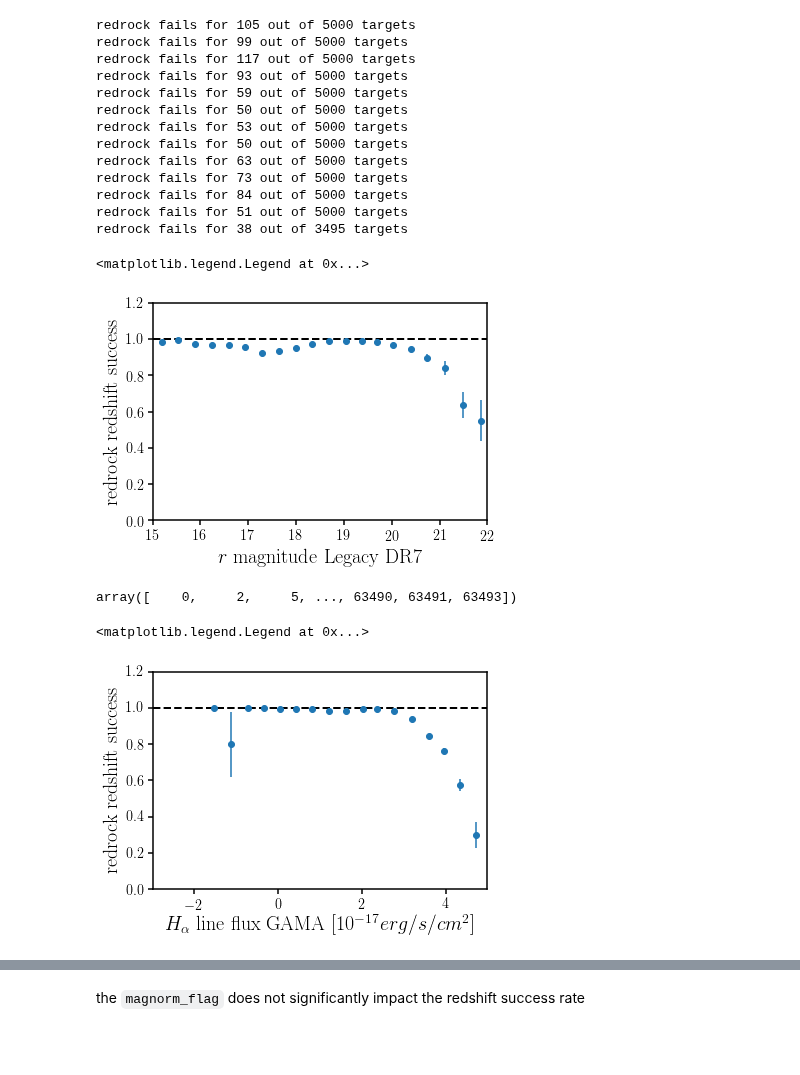
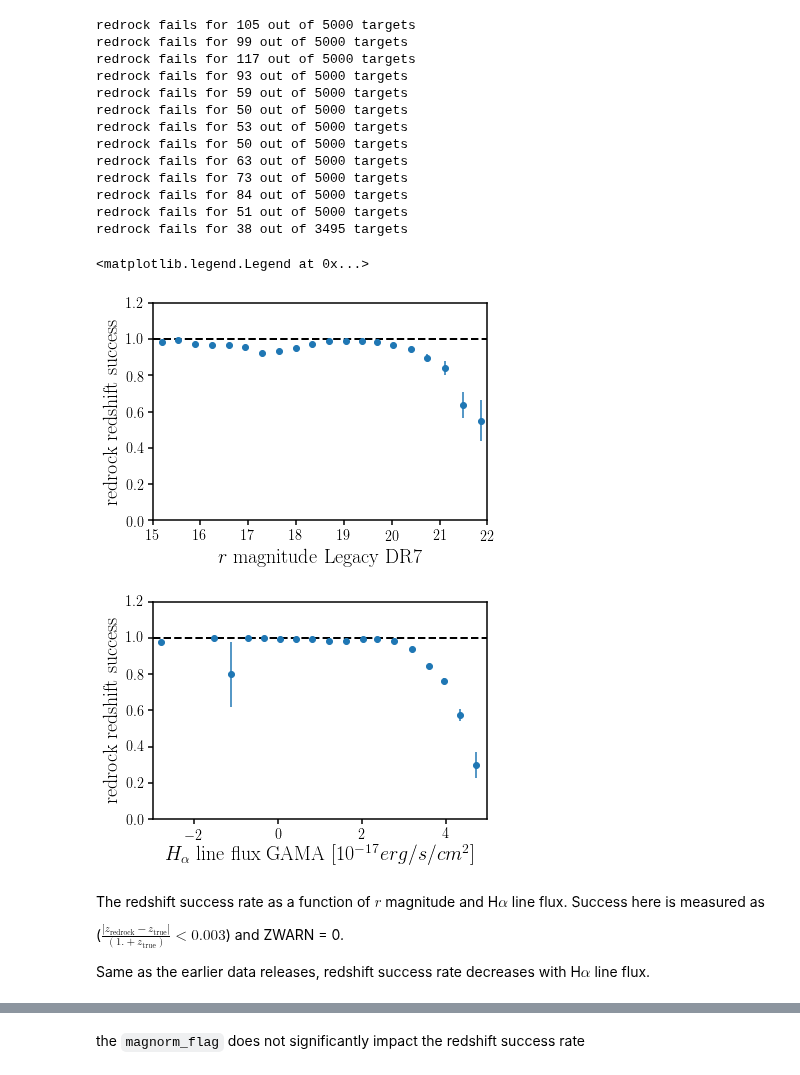
Before and after one commit to desi-bgs/feasiBGS, a Jupyter notebook: notebook/local_G3L7_redrock_zfail.ipynb, the cells around one changed output, grey strips where cells are left out. Cells and saved outputs as stored; diff of their text form; code cells hidden in the pictures; blank space fills up the shorter version.

```diff
--- a/notebook/local_G3L7_redrock_zfail.ipynb
+++ b/notebook/local_G3L7_redrock_zfail.ipynb
@@ -273,39 +273,43 @@ success = ((np.abs(blocks_ztrue - blocks_z_rr)/(1. + blocks_ztrue) < 0.003) & (b
 # %%
 mm, e1, ee1 = zsuccess_rate(blocks_r_mag, success, range=[15., 22.])
 
 fig = plt.figure()
 sub = fig.add_subplot(111)
 sub.plot([15., 22.], [1., 1.], c='k', ls='--', lw=2)
 sub.errorbar(mm, e1, ee1, c='C0', fmt='o')
 #sub.errorbar(mm_bright, e1_bright, ee1_bright, fmt='.C1', label="bright sky")
 sub.set_xlabel(r'$r$ magnitude Legacy DR7', fontsize=20)
 sub.set_xlim([15., 22.])
 sub.set_ylabel(r'redrock redshift success', fontsize=20)
 sub.set_ylim([0., 1.2])
 sub.legend(loc='lower right', handletextpad=0., prop={'size': 20})
+
+hasha = (blocks_ha > 0.)
+
+blocks_ha_lowlim = blocks_ha.copy()
+blocks_ha_lowlim[np.where(~hasha)] = 10**-2.8
+
+mm, e1, ee1 = zsuccess_rate(np.log10(blocks_ha_lowlim), success, range=[-3., 5.])
+
+fig = plt.figure()
+sub = fig.add_subplot(111)
+sub.plot([-3., 5.], [1., 1.], c='k', ls='--', lw=2)
+sub.errorbar(mm, e1, ee1, c='C0', fmt='o')
+sub.set_xlabel(r'$H_\alpha$ line flux GAMA $[10^{-17}erg/s/cm^2]$', fontsize=20)
+sub.set_xlim([-3., 5.])
+sub.set_ylabel(r'redrock redshift success', fontsize=20)
+sub.set_ylim([0., 1.2])
+sub.legend(loc='lower right', handletextpad=0., prop={'size': 20})
 # %% [output]
 <matplotlib.legend.Legend at 0x...>
 [figure]
+[figure, added]
-# %%
-(np.arange(len(success))[success & hasha])
-# %% [output]
-array([    0,     2,     5, ..., 63490, 63491, 63493])
-# %%
-hasha = (blocks_ha > 0.)
-mm, e1, ee1 = zsuccess_rate_magnorm(np.log10(blocks_ha), success, hasha, range=[-3., 5.])
-
-fig = plt.figure()
-sub = fig.add_subplot(111)
-sub.plot([-3., 5.], [1., 1.], c='k', ls='--', lw=2)
-sub.errorbar(mm, e1, ee1, c='C0', fmt='o')
-sub.set_xlabel(r'$H_\alpha$ line flux GAMA $[10^{-17}erg/s/cm^2]$', fontsize=20)
-sub.set_xlim([-3., 5.])
-sub.set_ylabel(r'redrock redshift success', fontsize=20)
-sub.set_ylim([0., 1.2])
-sub.legend(loc='lower right', handletextpad=0., prop={'size': 20})
-# %% [output]
-<matplotlib.legend.Legend at 0x...>
-[figure, removed]
+# %% [markdown]
+The redshift success rate as a function of $r$ magnitude and H$\alpha$ line flux. Success here is measured as
+
+($\frac{|z_\mathrm{redrock} - z_\mathrm{true}|}{(1.+z_\mathrm{true})} < 0.003$) and ZWARN = 0.
+
+Same as the earlier data releases, redshift success rate decreases with H$\alpha$ line flux.
 # %%
 def zsuccess_rate_magnorm(prop, zsuccess_cond, magnorm_flag, range=None, nbins=20, bin_min=2):
     """
```
Also changed, not shown: parts of 1 cell of this notebook, 1 other file.
